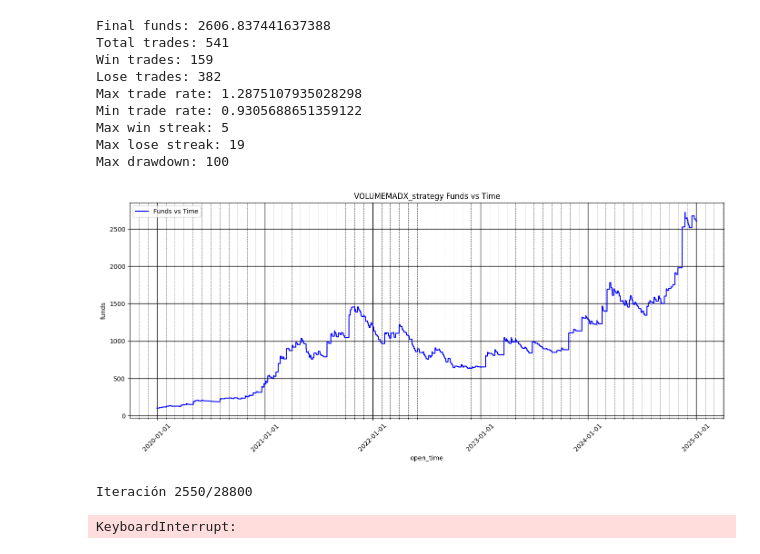
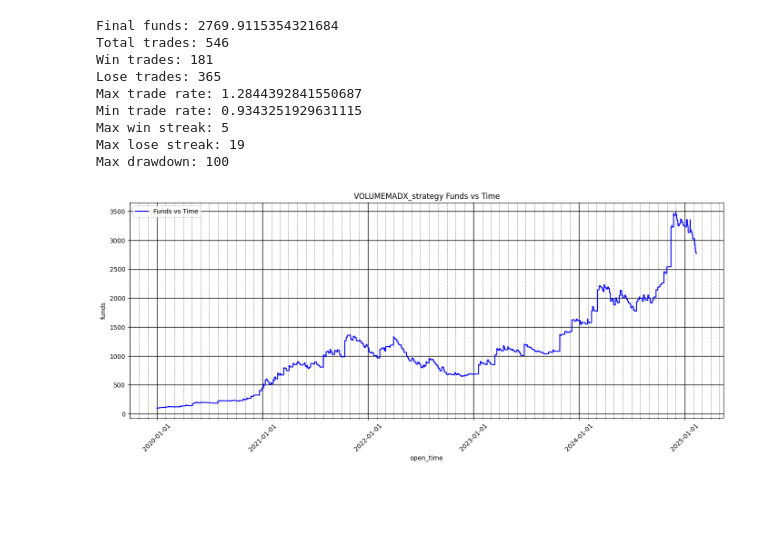
Before and after one commit to Pliperkiller/PhyNancy, a Jupyter notebook: data_analisys/da_param_optimization.ipynb, the cells around one changed output. Cells and saved outputs as stored; diff of their text form; code cells hidden in the pictures; blank space fills up the shorter version.

Commit message:
Optimizers added, GridSearch and Genetic

```diff
--- a/data_analisys/da_param_optimization.ipynb
+++ b/data_analisys/da_param_optimization.ipynb
@@ -12,8 +12,13 @@ import pandas_ta as ta
 import plotly.express as px
 import plotly.graph_objects as go
 import itertools
+import random
 from da_controller import *
 from strategies import *
+from sklearn.model_selection import GridSearchCV
+from sklearn.base import BaseEstimator
+from typing import Dict, List, Any
+from optimizers import GeneticOptimizer, GridSearchOptimizer
 
 controllers_path = os.path.abspath("../historic_updater")
 sys.path.append(controllers_path)
@@ -25,3 +30,4 @@ sys.path.append(data_path)
 data_filepath = os.path.join(data_path, 'BTCUSDT_futures_15m.csv')
 df = pd.read_csv(data_filepath)
 df = format_df(df)
+df = df.reset_index(drop=True)
@@ -32,59 +33,0 @@ np.float64(2606.837441637388)
-# %%
-detailed_backtest(df, VOLUMEMADX_strategy, fast_EMA=5, slow_EMA=17, long_EMA=250, ADX_thresh=20, ADX_period=14, vol_sma_period=10)
-# %% [output]
-Final funds: 2606.837441637388
-Total trades: 541
-Win trades: 159
-Lose trades: 382
-Max trade rate: 1.2875107935028298
-Min trade rate: 0.9305688651359122
-Max win streak: 5
-Max lose streak: 19
-Max drawdown: 100
-[figure, removed]
-# %%
-#Grid Search
-fast_EMA_range = range(5, 15, 2)
-slow_EMA_range = range(15, 31, 2)
-long_EMA_range = range(150, 251, 25)
-ADX_thresh_range = range(20, 31, 2)
-ADX_period_range = range(10, 21, 2)
-vol_sma_period_range = range(5, 21, 5)
-
-# Grid Search
-best_result = -np.inf
-best_params = {}
-total_iters = (
-len(fast_EMA_range) *
-len(slow_EMA_range) *
-len(long_EMA_range) *
-len(ADX_thresh_range) *
-len(ADX_period_range) *
-len(vol_sma_period_range)
-)
-i = 0
-
-for fast_EMA, slow_EMA, long_EMA, ADX_thresh, ADX_period,vol_sma_period in itertools.product(
-    fast_EMA_range, slow_EMA_range, long_EMA_range, ADX_thresh_range, ADX_period_range, vol_sma_period_range
-):
-    strategy_df = VOLUMEMADX_strategy(df, fast_EMA, slow_EMA, long_EMA, ADX_thresh, ADX_period, vol_sma_period)
-    VOLUMEMADX = SpotTradeAnalyzer(strategy_df,name='VOLUMEMADX')
-    if fast_EMA < slow_EMA < long_EMA:  # Aseguramos configuraciones válidas
-        result = VOLUMEMADX.results['Final funds']
-
-        if result > best_result:
-            best_result = result
-            best_params = {
-                'fast_EMA': fast_EMA,
-                'slow_EMA': slow_EMA,
-                'long_EMA': long_EMA,
-                'ADX_thresh': ADX_thresh,
-                'ADX_period': ADX_period,
-                'vol_sma_period': vol_sma_period
-            }
-    i += 1
-    print(f'Iteración {i}/{total_iters}', end='\r')
-print(f"Mejor configuración: {best_params}, Retorno acumulado: {best_result:.2f}")
-# %% [output]
-Iteración 2550/28800
-KeyboardInterrupt:
@@ -92,0 +34,14 @@ KeyboardInterrupt:
+# %%
+values = {'fast_EMA': 11, 'slow_EMA': 24, 'long_EMA': 193, 'ADX_thresh': np.int64(21), 'ADX_period': 15, 'vol_sma_period': 8}
+detailed_backtest(df, VOLUMEMADX_strategy, **values)
+# %% [output]
+Final funds: 2769.9115354321684
+Total trades: 546
+Win trades: 181
+Lose trades: 365
+Max trade rate: 1.2844392841550687
+Min trade rate: 0.9343251929631115
+Max win streak: 5
+Max lose streak: 19
+Max drawdown: 100
+[figure, added]
```
Also changed, not shown: parts of 4 cells of this notebook, 2 other files.
